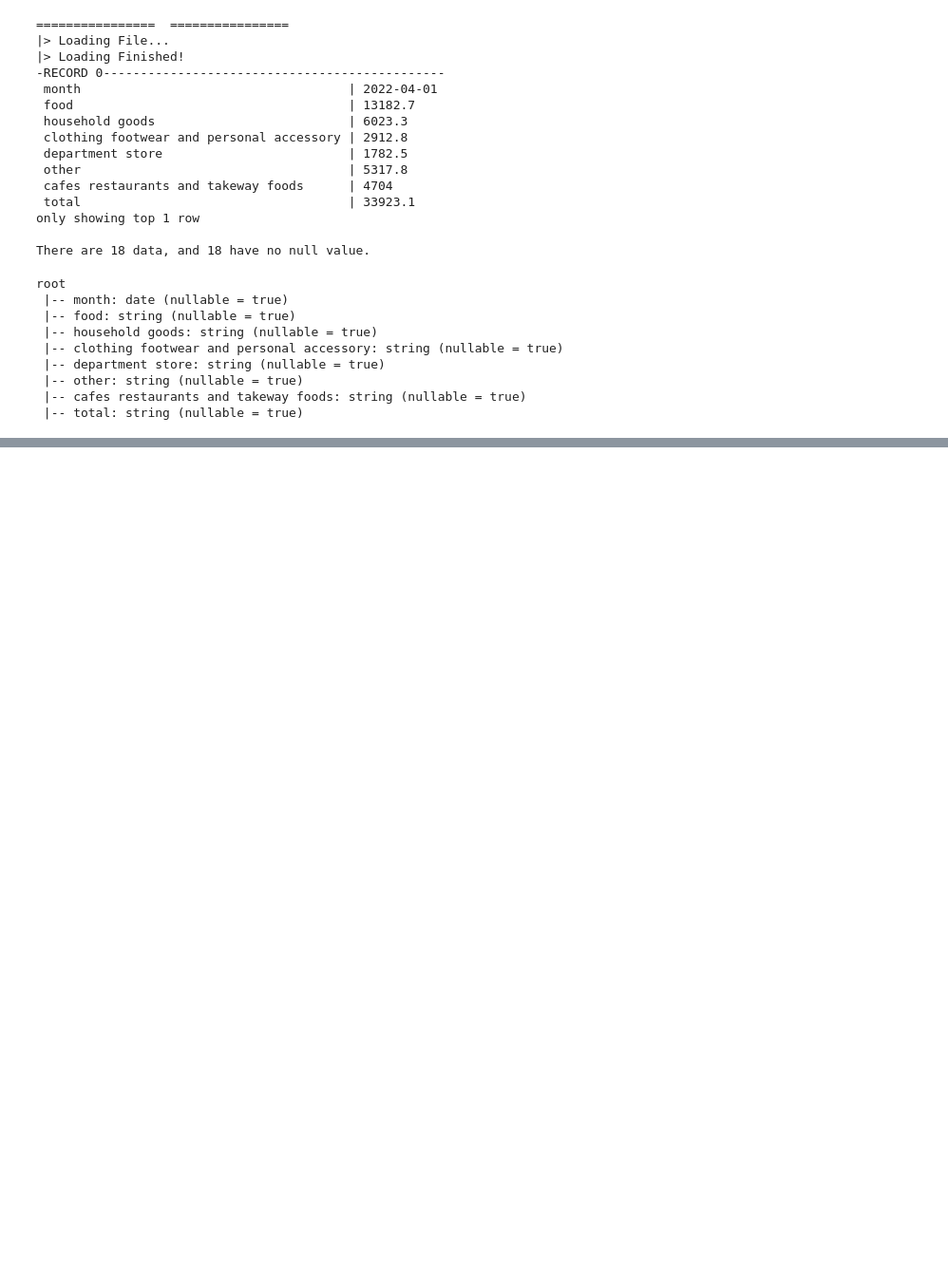
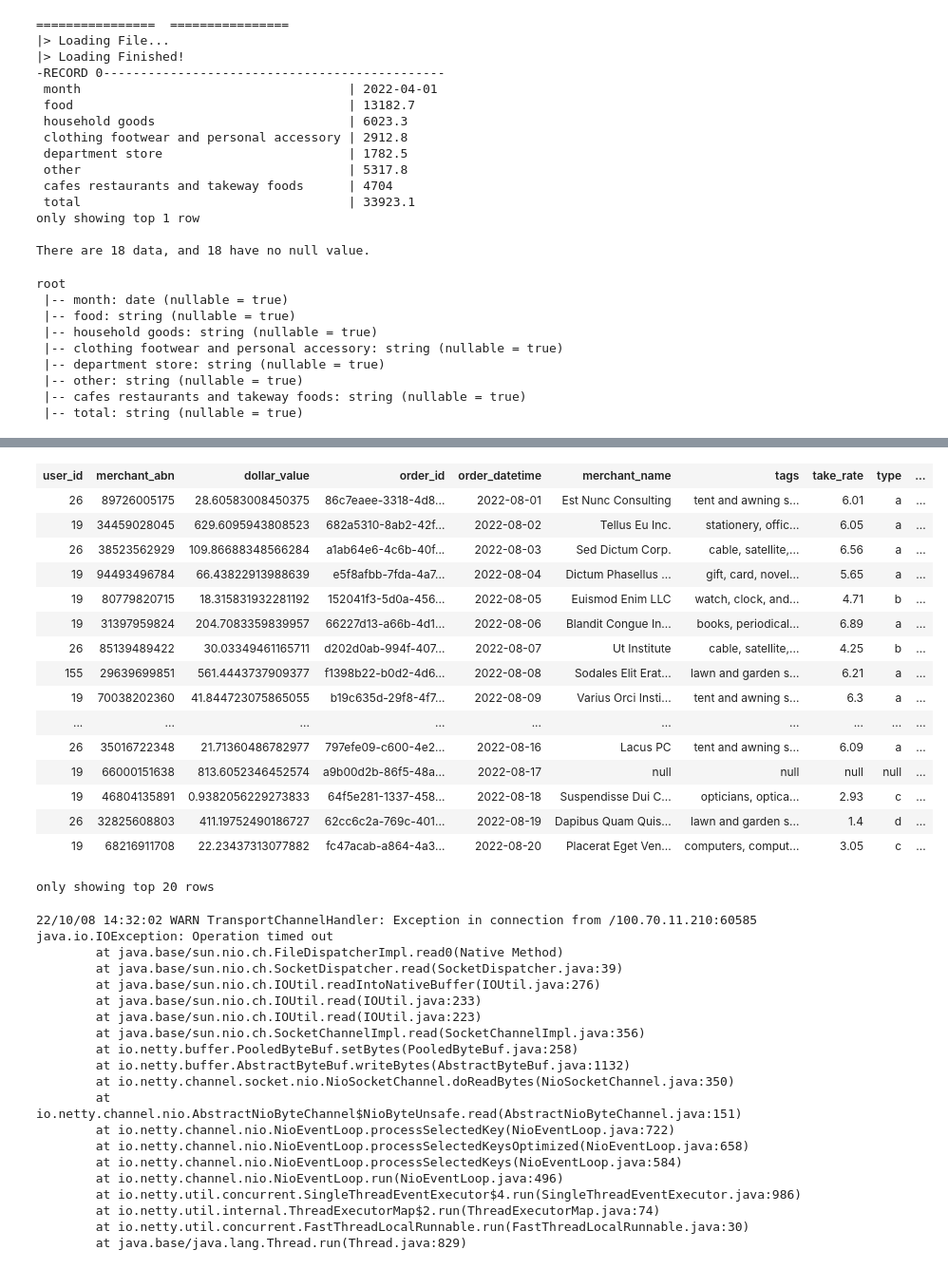
Before and after one commit to MAST30034-Applied-Data-Science/generic-buy-now-pay-later-project-group-24, a Jupyter notebook: notebooks/connect.ipynb, the cells around one changed output, grey strips where cells are left out. Shown: that part at 95% size. Drawn from its saved outputs; the diff is of its cells as text; code cells hidden in the pictures; blank space fills up the shorter version.

```diff
--- a/notebooks/connect.ipynb
+++ b/notebooks/connect.ipynb
@@ -443,0 +475,40 @@ sdf.count()
+# %%
+sdf[sdf.month.isNull()].drop_duplicates(['order_datetime'])
+# %% [output]
+| user_id | merchant_abn | dollar_value | order_id | order_datetime | merchant_name | tags | take_rate | type | ... |
+| 26 | 89726005175 | 28.60583008450375 | 86c7eaee-3318-4d8... | 2022-08-01 | Est Nunc Consulting | tent and awning s... | 6.01 | a | ... |
+| 19 | 34459028045 | 629.6095943808523 | 682a5310-8ab2-42f... | 2022-08-02 | Tellus Eu Inc. | stationery, offic... | 6.05 | a | ... |
+| 26 | 38523562929 | 109.86688348566284 | a1ab64e6-4c6b-40f... | 2022-08-03 | Sed Dictum Corp. | cable, satellite,... | 6.56 | a | ... |
+| 19 | 94493496784 | 66.43822913988639 | e5f8afbb-7fda-4a7... | 2022-08-04 | Dictum Phasellus ... | gift, card, novel... | 5.65 | a | ... |
+| 19 | 80779820715 | 18.315831932281192 | 152041f3-5d0a-456... | 2022-08-05 | Euismod Enim LLC | watch, clock, and... | 4.71 | b | ... |
+| 19 | 31397959824 | 204.7083359839957 | 66227d13-a66b-4d1... | 2022-08-06 | Blandit Congue In... | books, periodical... | 6.89 | a | ... |
+| 26 | 85139489422 | 30.03349461165711 | d202d0ab-994f-407... | 2022-08-07 | Ut Institute | cable, satellite,... | 4.25 | b | ... |
+| 155 | 29639699851 | 561.4443737909377 | f1398b22-b0d2-4d6... | 2022-08-08 | Sodales Elit Erat... | lawn and garden s... | 6.21 | a | ... |
+| 19 | 70038202360 | 41.844723075865055 | b19c635d-29f8-4f7... | 2022-08-09 | Varius Orci Insti... | tent and awning s... | 6.3 | a | ... |
+| ... | ... | ... | ... | ... | ... | ... | ... | ... | ... |
+| 26 | 35016722348 | 21.71360486782977 | 797efe09-c600-4e2... | 2022-08-16 | Lacus PC | tent and awning s... | 6.09 | a | ... |
+| 19 | 66000151638 | 813.6052346452574 | a9b00d2b-86f5-48a... | 2022-08-17 | null | null | null | null | ... |
+| 19 | 46804135891 | 0.9382056229273833 | 64f5e281-1337-458... | 2022-08-18 | Suspendisse Dui C... | opticians, optica... | 2.93 | c | ... |
+| 26 | 32825608803 | 411.19752490186727 | 62cc6c2a-769c-401... | 2022-08-19 | Dapibus Quam Quis... | lawn and garden s... | 1.4 | d | ... |
+| 19 | 68216911708 | 22.23437313077882 | fc47acab-a864-4a3... | 2022-08-20 | Placerat Eget Ven... | computers, comput... | 3.05 | c | ... |
+only showing top 20 rows
+22/10/08 14:32:02 WARN TransportChannelHandler: Exception in connection from /100.70.11.210:60585
+java.io.IOException: Operation timed out
+        at java.base/sun.nio.ch.FileDispatcherImpl.read0(Native Method)
+        at java.base/sun.nio.ch.SocketDispatcher.read(SocketDispatcher.java:39)
+        at java.base/sun.nio.ch.IOUtil.readIntoNativeBuffer(IOUtil.java:276)
+        at java.base/sun.nio.ch.IOUtil.read(IOUtil.java:233)
+        at java.base/sun.nio.ch.IOUtil.read(IOUtil.java:223)
+        at java.base/sun.nio.ch.SocketChannelImpl.read(SocketChannelImpl.java:356)
+        at io.netty.buffer.PooledByteBuf.setBytes(PooledByteBuf.java:258)
+        at io.netty.buffer.AbstractByteBuf.writeBytes(AbstractByteBuf.java:1132)
+        at io.netty.channel.socket.nio.NioSocketChannel.doReadBytes(NioSocketChannel.java:350)
+        at io.netty.channel.nio.AbstractNioByteChannel$NioByteUnsafe.read(AbstractNioByteChannel.java:151)
+        at io.netty.channel.nio.NioEventLoop.processSelectedKey(NioEventLoop.java:722)
+        at io.netty.channel.nio.NioEventLoop.processSelectedKeysOptimized(NioEventLoop.java:658)
+        at io.netty.channel.nio.NioEventLoop.processSelectedKeys(NioEventLoop.java:584)
+        at io.netty.channel.nio.NioEventLoop.run(NioEventLoop.java:496)
+        at io.netty.util.concurrent.SingleThreadEventExecutor$4.run(SingleThreadEventExecutor.java:986)
+        at io.netty.util.internal.ThreadExecutorMap$2.run(ThreadExecutorMap.java:74)
+        at io.netty.util.concurrent.FastThreadLocalRunnable.run(FastThreadLocalRunnable.java:30)
+        at java.base/java.lang.Thread.run(Thread.java:829)
```
Also changed, not shown: parts of 24 cells of this notebook, 3 other files.
